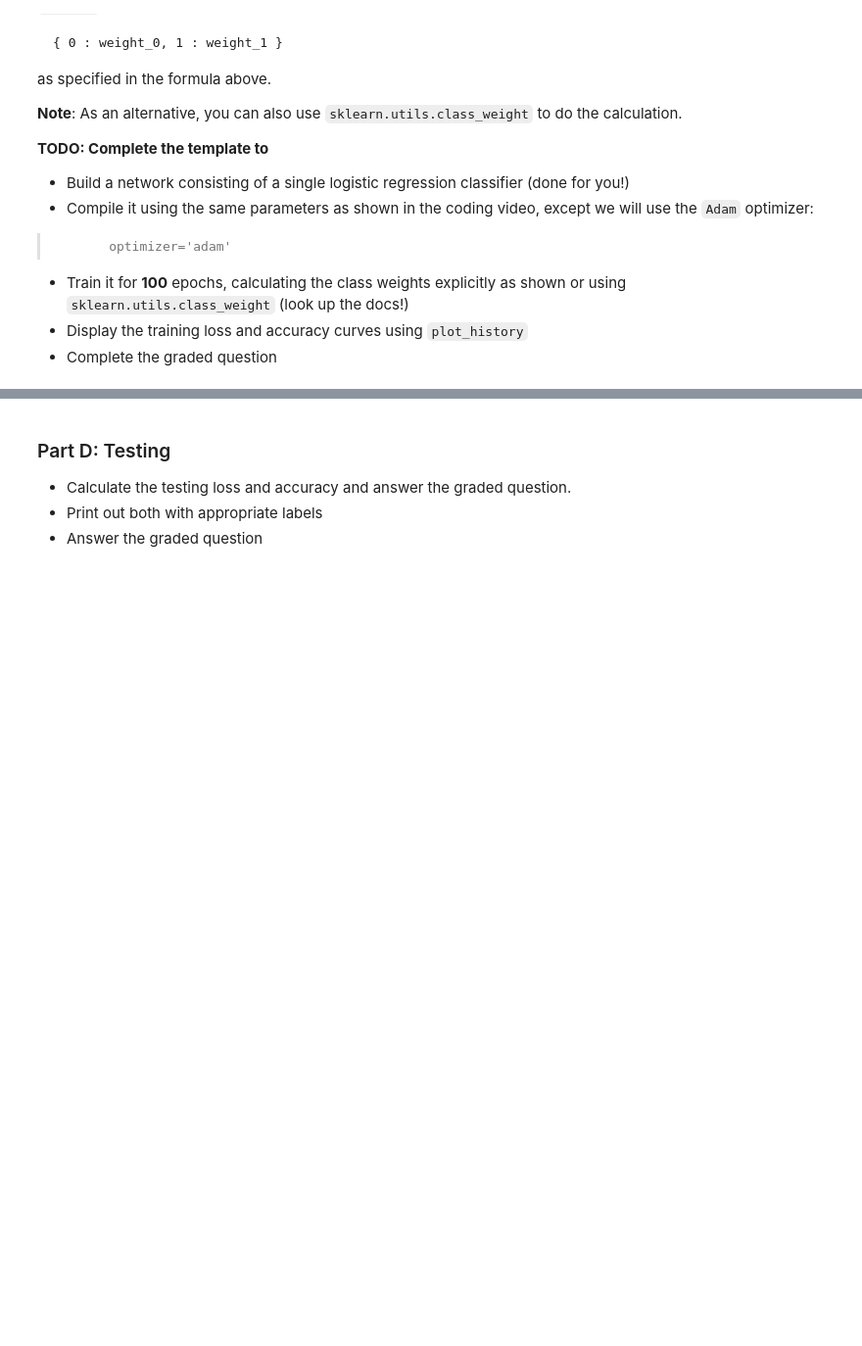
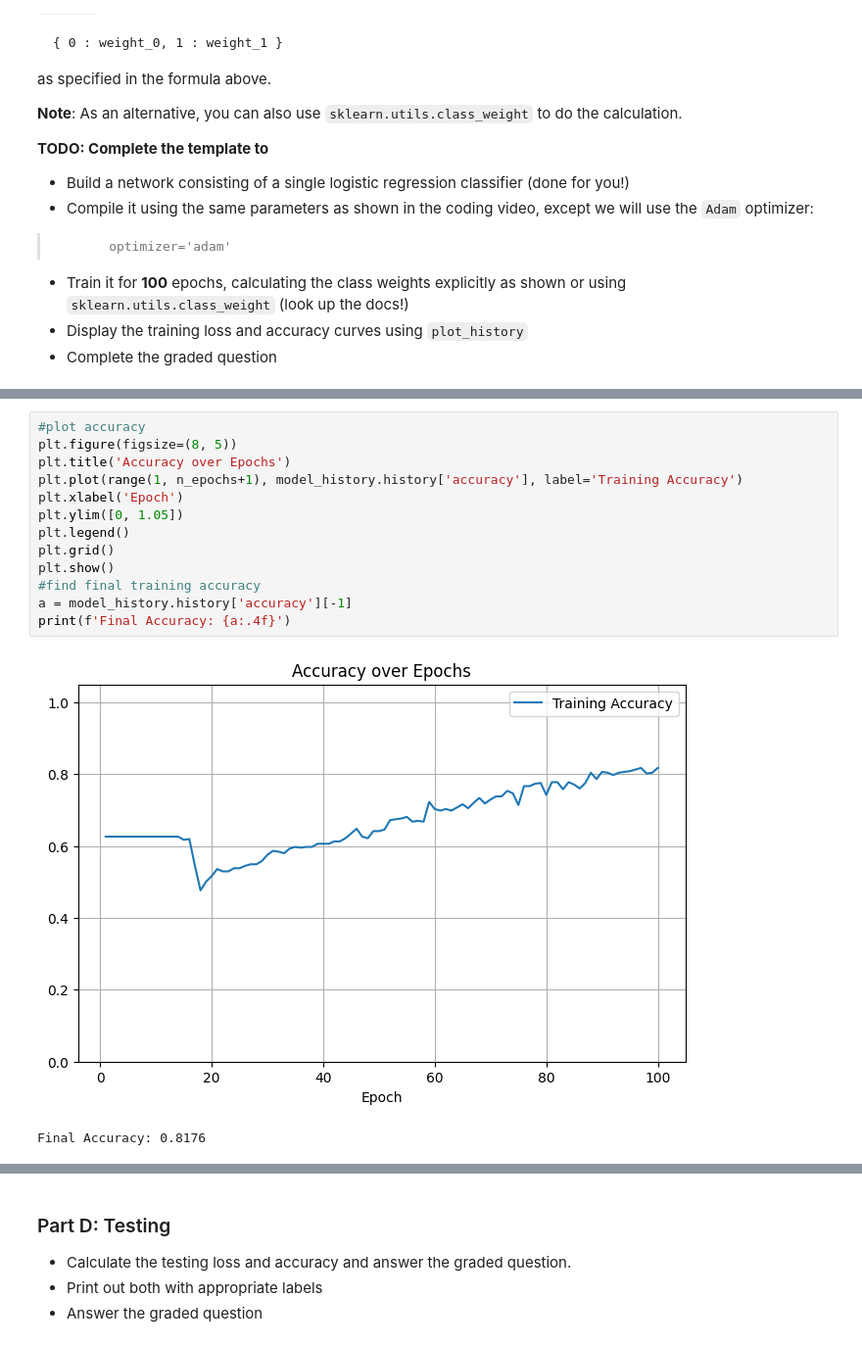
Before and after one commit to paumar2/bu-dx703-pmm, a Jupyter notebook: Homework_01.ipynb, the cells around one changed output, grey strips where cells are left out. Shown at 98% size. Drawn from its saved outputs; the diff is of its cells as text; blank space fills up the shorter version.

```diff
--- a/Homework_01.ipynb
+++ b/Homework_01.ipynb
@@ -239,3 +318,19 @@ model_baseline = keras.Sequential(
+# %%
+#plot accuracy
+plt.figure(figsize=(8, 5))
+plt.title('Accuracy over Epochs')
+plt.plot(range(1, n_epochs+1), model_history.history['accuracy'], label='Training Accuracy')
+plt.xlabel('Epoch')
+plt.ylim([0, 1.05])
+plt.legend()
+plt.grid()
+plt.show()
+#find final training accuracy
+a = model_history.history['accuracy'][-1]
+print(f'Final Accuracy: {a:.4f}')
+# %% [output]
+[figure, added]
+Final Accuracy: 0.8176
 # %%
 # Set a1c to the final training accuracy (at epoch 100)
 # You MUST use an expression here, not a constant from inspecting the results
```
Also changed, not shown: parts of 52 cells of this notebook.
